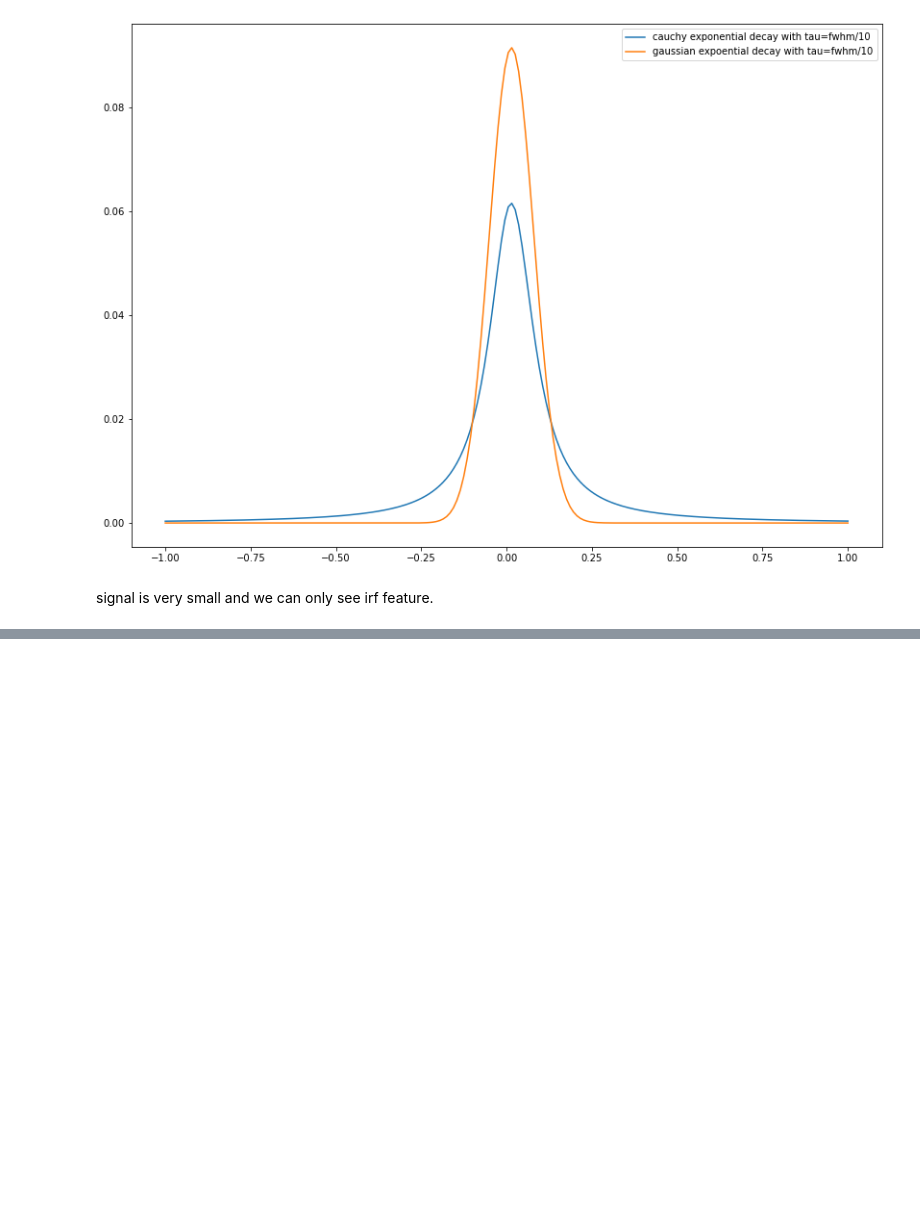
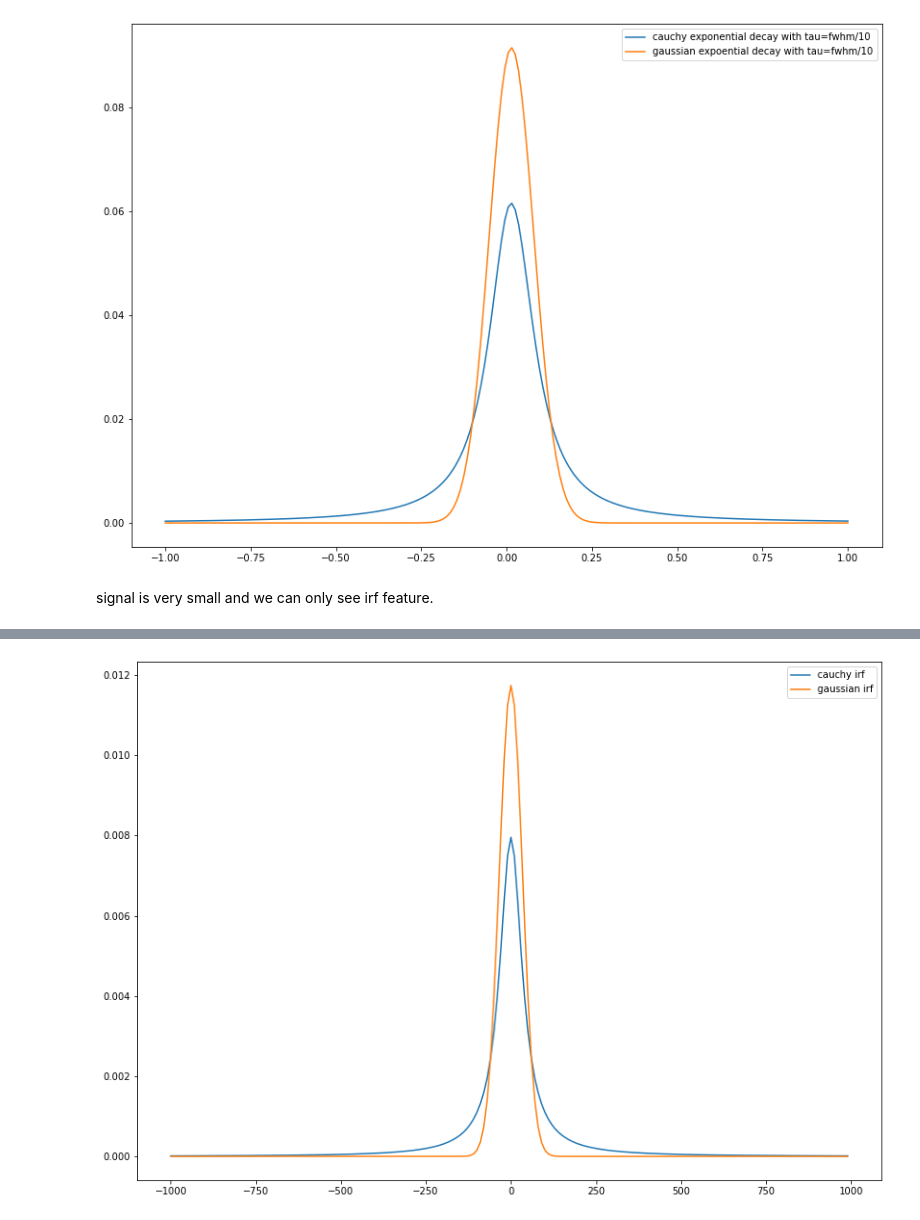
Before and after one commit to pistack/TRXASprefitpack-example, a Jupyter notebook: IRF.ipynb, the cells around one changed output, grey strips where cells are left out. Cells and saved outputs as stored; diff of their text form; code cells hidden in the pictures; blank space fills up the shorter version.

```diff
--- a/IRF.ipynb
+++ b/IRF.ipynb
@@ -193,0 +201,11 @@ signal is very small and we can only see irf feature.
+# %%
+fwhm = 80 # 80 ps
+t = np.arange(-1000, 1000, 10)
+cauchy = irf_cauchy(t,fwhm)
+gau = irf_gau(t,fwhm)
+plt.plot(t, cauchy, label='cauchy irf')
+plt.plot(t, gau, label='gaussian irf')
+plt.legend()
+plt.show()
+# %% [output]
+[figure, added]
```
Also changed, not shown: parts of 5 cells of this notebook, 1 other file.
